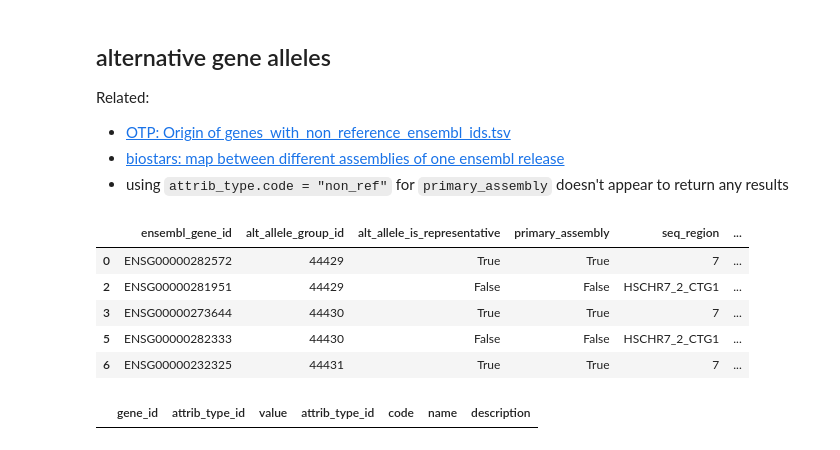
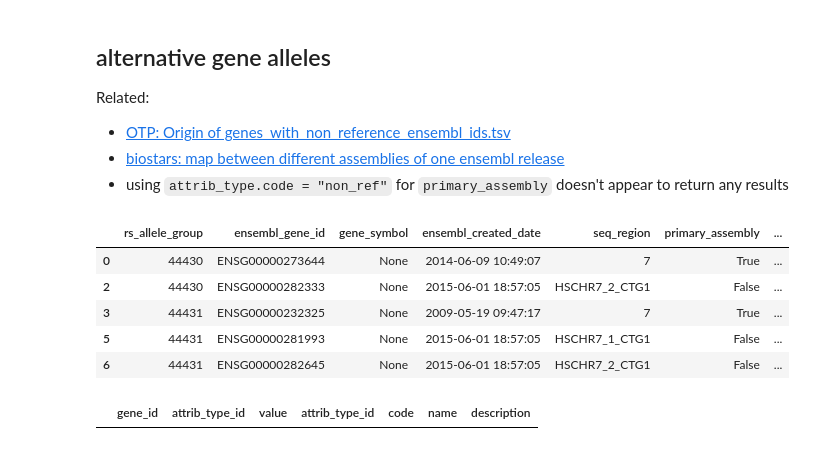
Before and after one commit to related-sciences/ensembl-genes, a Jupyter notebook: ensembl_genes_eda.ipynb, the cells around one changed output. Cells and saved outputs as stored; diff of their text form; code cells hidden in the pictures.

Commit message:
export homo_sapiens_core_111_38 on 2024-02-15
code version d2ecc10a2484d783db01f9760ce669e7be8416eb
built by <https://github.com/related-sciences/ensembl-genes/actions/runs/7919013544>

```diff
--- a/ensembl_genes_eda.ipynb
+++ b/ensembl_genes_eda.ipynb
@@ -146,14 +138,14 @@ Related:
 - [biostars: map between different assemblies of one ensembl release](https://www.biostars.org/p/143956/)
 - using `attrib_type.code = "non_ref"` for `primary_assembly` doesn't appear to return any results
 # %%
-ensg.alt_allele_df.head()
+ensg.representative_gene_df.head()
 # %% [output]
-|  | ensembl_gene_id | alt_allele_group_id | alt_allele_is_representative | primary_assembly | seq_region | ... |
-| 0 | ENSG00000282572 | 44429 | True | True | 7 | ... |
-| 2 | ENSG00000281951 | 44429 | False | False | HSCHR7_2_CTG1 | ... |
-| 3 | ENSG00000273644 | 44430 | True | True | 7 | ... |
-| 5 | ENSG00000282333 | 44430 | False | False | HSCHR7_2_CTG1 | ... |
-| 6 | ENSG00000232325 | 44431 | True | True | 7 | ... |
+|  | rs_allele_group | ensembl_gene_id | gene_symbol | ensembl_created_date | seq_region | primary_assembly | ... |
+| 0 | 44430 | ENSG00000273644 | None | 2014-06-09 10:49:07 | 7 | True | ... |
+| 2 | 44430 | ENSG00000282333 | None | 2015-06-01 18:57:05 | HSCHR7_2_CTG1 | False | ... |
+| 3 | 44431 | ENSG00000232325 | None | 2009-05-19 09:47:17 | 7 | True | ... |
+| 5 | 44431 | ENSG00000281993 | None | 2015-06-01 18:57:05 | HSCHR7_1_CTG1 | False | ... |
+| 6 | 44431 | ENSG00000282645 | None | 2015-06-01 18:57:05 | HSCHR7_2_CTG1 | False | ... |
 # %%
 # looks like non_ref isn't set for human genes
 query = '''
```
Also changed, not shown: parts of 14 cells of this notebook, 22 other files.
